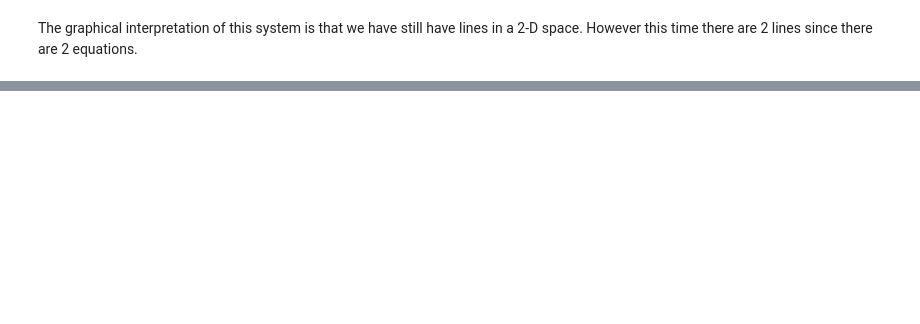
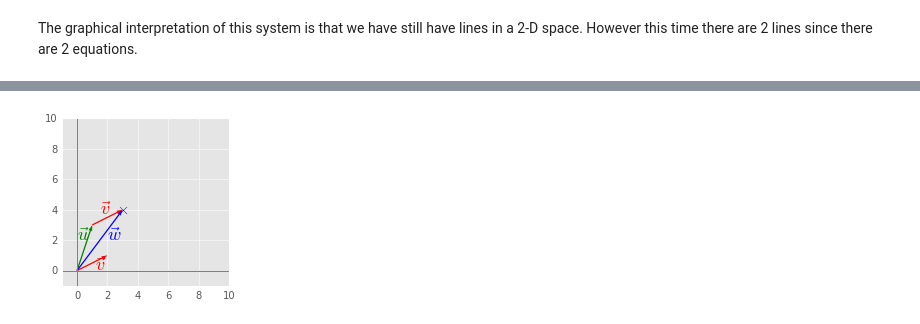
Before and after one commit to hadrienj/deepLearningBook-Notes, a Jupyter notebook: 2.4 Linear Dependence and Span.ipynb, the cells around one changed output, grey strips where cells are left out. Drawn from its saved outputs; the diff is of its cells as text; code cells hidden in the pictures; blank space fills up the shorter version.

```diff
--- a/2.4 Linear Dependence and Span.ipynb
+++ b/2.4 Linear Dependence and Span.ipynb
@@ -136,0 +293,24 @@ The general rule is that a system must have at least the same number number of v
+# %%
+u = [0,0,1,3]
+v = [0,0,2,1]
+u_bis = [1,3,2,1]
+w = [0,0,3,4]
+plt.quiver([u[0], v[0], u_bis[0], w[0]],
+           [u[1], v[1], u_bis[1], w[1]],
+           [u[2], v[2], u_bis[2], w[2]],
+           [u[3], v[3], u_bis[3], w[3]],
+           angles='xy', scale_units='xy', scale=1, color=['g', 'r', 'r', 'b'])
+# plt.rc('text', usetex=True)
+plt.xlim(-1, 10)
+plt.ylim(-1, 10)
+plt.axvline(x=0, color='grey')
+plt.axhline(y=0, color='grey')
+plt.scatter(3,4,marker='x',s=50)
+plt.text(0, 2, r'$\vec{u}$', color='g', size=18)
+plt.text(1.2, 0, r'$\vec{v}$', color='r', size=18)
+plt.text(1.5, 3.7, r'$\vec{v}$', color='r', size=18)
+plt.text(2, 2, r'$\vec{w}$', color='b', size=18)
+plt.show()
+plt.close()
+# %% [output]
+[figure, added]
```
Also changed, not shown: parts of 20 cells of this notebook, 4 other files.
